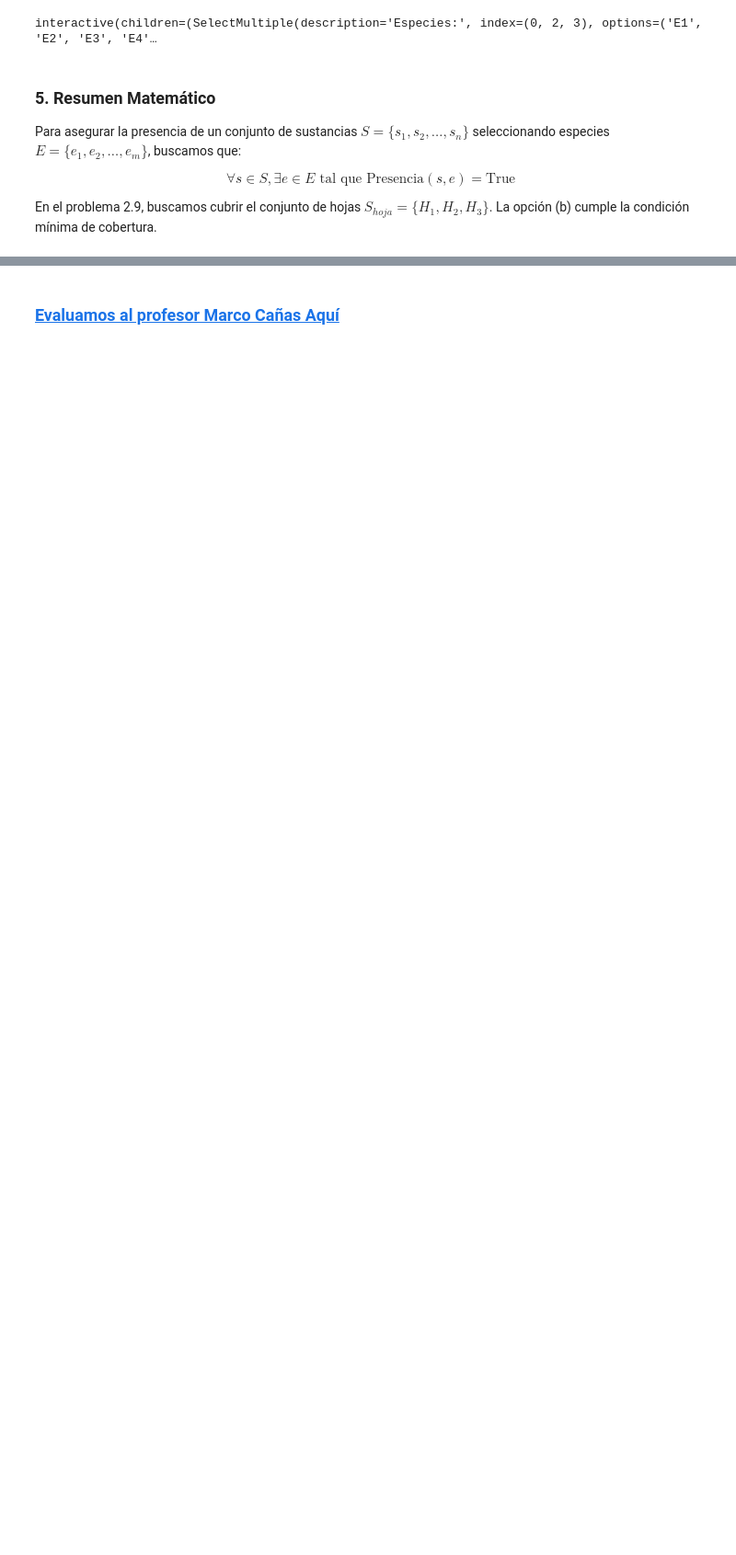
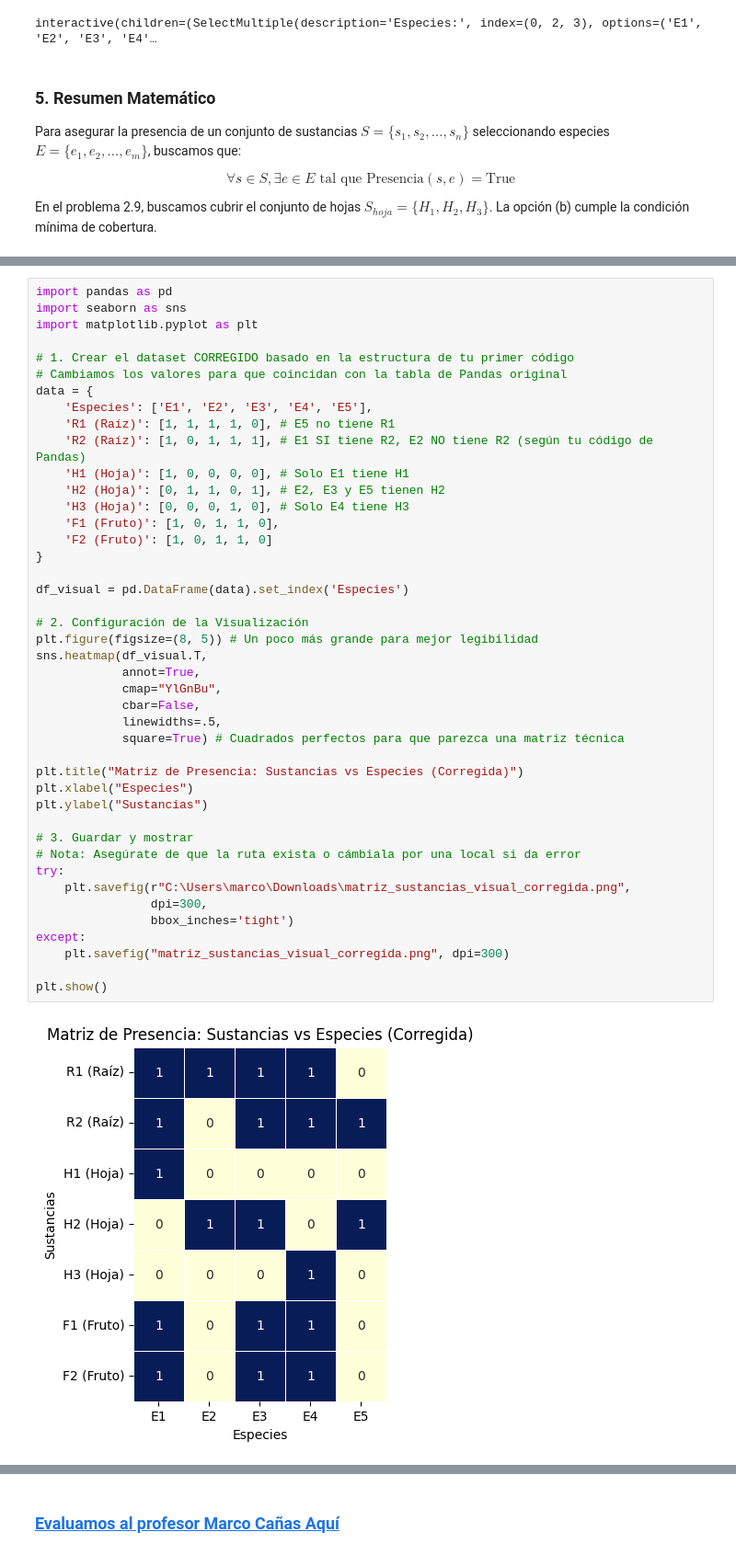
Before and after one commit to marco-canas/camino-udea, a Jupyter notebook: 3_lenguaje_proposicional/clase_02_analisis_del_lenguaje/clase_02_analisis_del_lenguaje.ipynb, the cells around one changed output, grey strips where cells are left out. Shown at 92% size. Drawn from its saved outputs; the diff is of its cells as text; blank space fills up the shorter version.

```diff
--- a/3_lenguaje_proposicional/clase_02_analisis_del_lenguaje/clase_02_analisis_del_lenguaje.ipynb
+++ b/3_lenguaje_proposicional/clase_02_analisis_del_lenguaje/clase_02_analisis_del_lenguaje.ipynb
@@ -1318,0 +1291,45 @@ interactive(children=(SelectMultiple(description='Especies:', index=(0, 2, 3), o
+# %%
+import pandas as pd
+import seaborn as sns
+import matplotlib.pyplot as plt
+
+# 1. Crear el dataset CORREGIDO basado en la estructura de tu primer código
+# Cambiamos los valores para que coincidan con la tabla de Pandas original
+data = {
+    'Especies': ['E1', 'E2', 'E3', 'E4', 'E5'],
+    'R1 (Raíz)': [1, 1, 1, 1, 0], # E5 no tiene R1
+    'R2 (Raíz)': [1, 0, 1, 1, 1], # E1 SI tiene R2, E2 NO tiene R2 (según tu código de Pandas)
+    'H1 (Hoja)': [1, 0, 0, 0, 0], # Solo E1 tiene H1
+    'H2 (Hoja)': [0, 1, 1, 0, 1], # E2, E3 y E5 tienen H2
+    'H3 (Hoja)': [0, 0, 0, 1, 0], # Solo E4 tiene H3
+    'F1 (Fruto)': [1, 0, 1, 1, 0],
+    'F2 (Fruto)': [1, 0, 1, 1, 0]
+}
+
+df_visual = pd.DataFrame(data).set_index('Especies')
+
+# 2. Configuración de la Visualización
+plt.figure(figsize=(8, 5)) # Un poco más grande para mejor legibilidad
+sns.heatmap(df_visual.T,
+            annot=True,
+            cmap="YlGnBu",
+            cbar=False,
+            linewidths=.5,
+            square=True) # Cuadrados perfectos para que parezca una matriz técnica
+
+plt.title("Matriz de Presencia: Sustancias vs Especies (Corregida)")
+plt.xlabel("Especies")
+plt.ylabel("Sustancias")
+
+# 3. Guardar y mostrar
+# Nota: Asegúrate de que la ruta exista o cámbiala por una local si da error
+try:
+    plt.savefig(r"C:\Users\marco\Downloads\matriz_sustancias_visual_corregida.png",
+                dpi=300,
+                bbox_inches='tight')
+except:
+    plt.savefig("matriz_sustancias_visual_corregida.png", dpi=300)
+
+plt.show()
+# %% [output]
+[figure, added]
```
Also changed, not shown: parts of 39 cells of this notebook, 3 other files.
